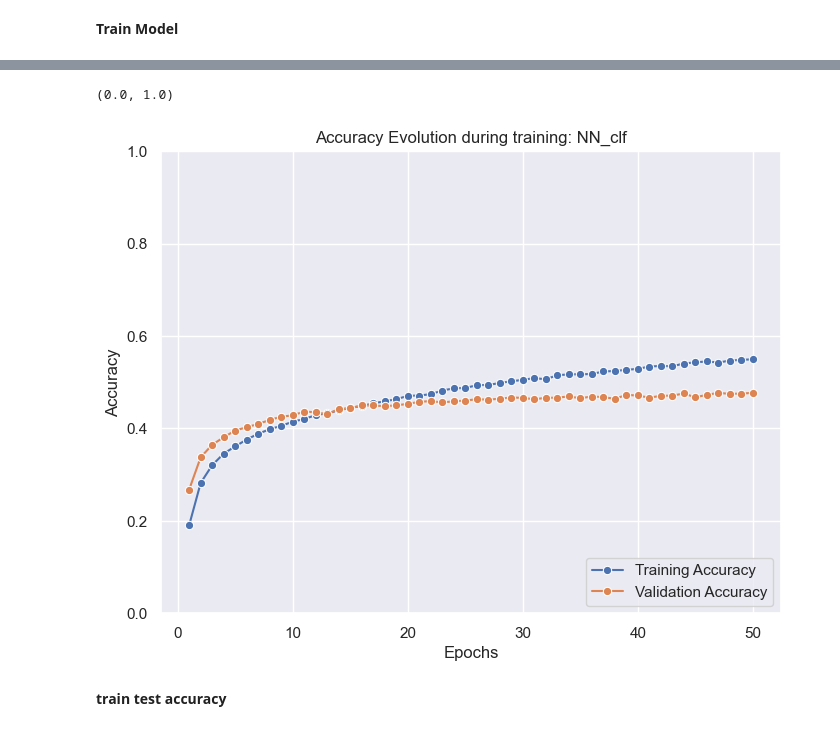
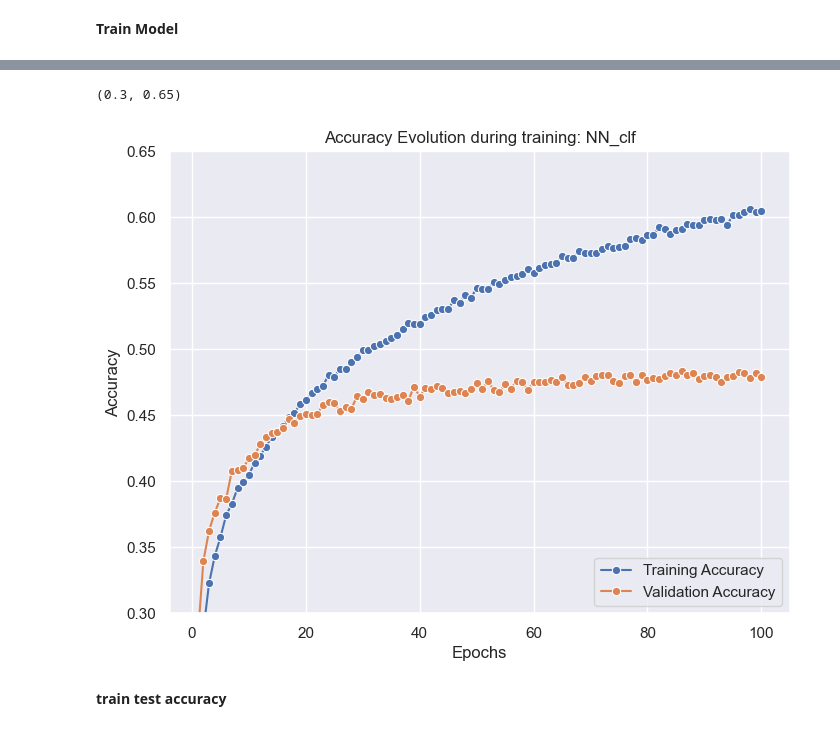
Before and after one commit to RamiroHR/Multimodal-Data-Product-Classification-Model, a Jupyter notebook: Image_Base_Models.ipynb, the cells around one changed output, grey strips where cells are left out. Saved outputs shown, nothing was run; the diff lists cells and outputs as text; code cells hidden in the pictures.

Commit message:
Update base model notebooks, text and image. Inlcude training of the selected base models

```diff
--- a/Image_Base_Models.ipynb
+++ b/Image_Base_Models.ipynb
@@ -980,16 +1114,32 @@ _________________________________________________________________
 # %% [markdown]
 **Train Model**
 # %%
+# EPOCHS = 10
+
+from tensorflow.keras.callbacks import ModelCheckpoint
+
+checkpoint_filepath = './tmp_checkpoint/'
+model_checkpoint_callback = ModelCheckpoint(
+                                            filepath=checkpoint_filepath,
+                                            verbose = 1,
+                                            save_weights_only=True,
+                                            monitor='val_accuracy',
+                                            mode='max',
+                                            save_best_only=True)
+
 t0 = time.time()
 
 training_history = CNN_clf.fit(XX_train, yy_train,
-                             validation_split = 0.2,
-                             epochs = 50,
-                             batch_size = 400)
+                              validation_split = 0.2,
+                              epochs = 100,
+                              batch_size = 400,
+                              callbacks=[model_checkpoint_callback])
 
 t1 = time.time()
 print("For %d observations, training time = %0.2f seconds" %(XX_train.shape[0], (t1-t0) ) )
 
+CNN_clf.load_weights(checkpoint_filepath)
+
 model_date_time = date_time()
 print(model_date_time)
 # %% [output]
@@ -1013,5 +1183,5 @@ For 67932 observations, training time = 1953.80 seconds
 # %%
-epochs = 50
+epochs = 100
 x_epochs = np.arange(1,epochs + 1,1)
 
 train_acc = training_history.history['accuracy']
@@ -1019,19 +1189,20 @@ val_acc = training_history.history['val_accuracy']
 # %%
 plt.figure(figsize=(8,6))
 
 sns.lineplot(x = x_epochs, y = train_acc, marker = 'o', label = 'Training Accuracy')
 sns.lineplot(x = x_epochs, y = val_acc, marker = 'o', label = 'Validation Accuracy')
 
 plt.xlabel('Epochs')
 plt.ylabel('Accuracy')
 plt.title('Accuracy Evolution during training: NN_clf')
 plt.legend(loc='lower right')#loc='right'
 plt.ylim(0,1)
 # plt.ylim(0.3,0.5)
+plt.ylim(0.3,0.65)
 # plt.xlim(0,50)
 # %% [output]
-(0.0, 1.0)
+(0.3, 0.65)
-[figure, old version]
+[figure, new version]
 # %% [markdown]
 **train test accuracy**
 # %%
```
Also changed, not shown: parts of 58 cells of this notebook, 1 other file.
